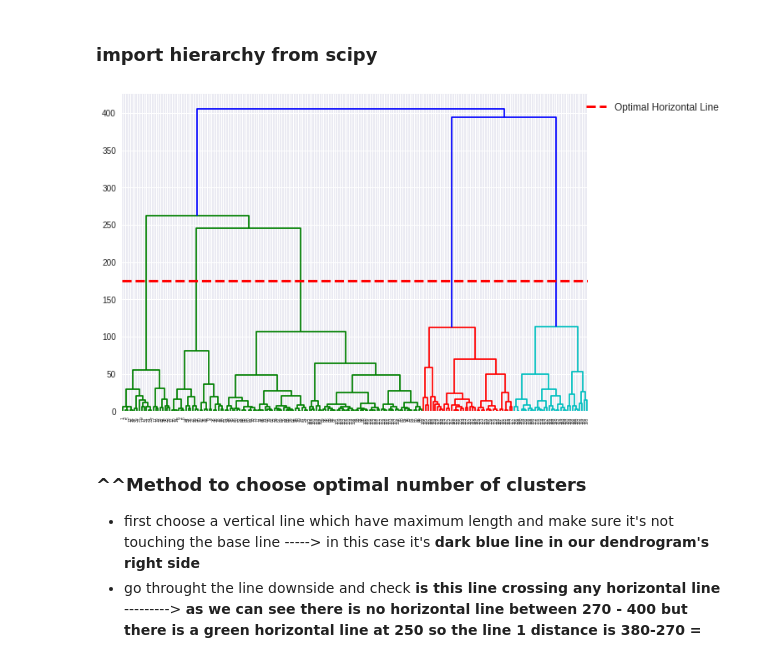
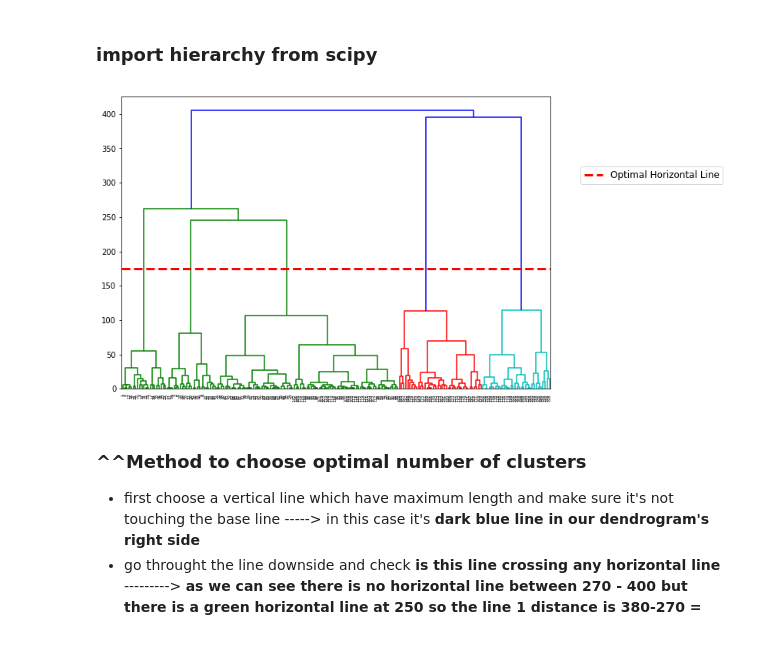
Before and after one commit to noushadkhan01/Projects, a Jupyter notebook: Machine-Learning/Clustering/Hierarchical clustering/Hierarchical_clustering_Project_on_Advertising_Data.ipynb, the cells around one changed output. Cells and saved outputs as stored; diff of their text form; code cells hidden in the pictures.

```diff
--- a/Machine-Learning/Clustering/Hierarchical clustering/Hierarchical_clustering_Project_on_Advertising_Data.ipynb
+++ b/Machine-Learning/Clustering/Hierarchical clustering/Hierarchical_clustering_Project_on_Advertising_Data.ipynb
@@ -31,17 +31,18 @@ array([[15, 39],
 # %%
 import scipy.cluster.hierarchy as sch
 import matplotlib.pyplot as plt
 import numpy as np
 %matplotlib inline
 plt.figure(figsize = (10, 7))
-dendrogram = sch.dendrogram(sch.linkage(X, method = 'ward'))
+hc = sch.linkage(X, method = 'ward')
+dendrogram = sch.dendrogram(hc)
 plt.axhline(y = 175, linewidth=3, color='r',linestyle = '--', label = 'Optimal Horizontal Line')
-plt.plot(())
+plt.plot()
 #method = ward means we are minimizing the variance between clusters, before in k-means  cluster we are minimze the WCSS**
-plt.legend(bbox_to_anchor = (1.3, 1), fontsize = 'large')
+plt.legend(loc = (1.07, .7), fontsize = 'large')
 plt.show()
 # %% [output]
-[figure, old version]
+[figure, new version]
 # %% [markdown]
 ### ^^Method to choose optimal number of clusters
 - first choose a vertical line which have maximum length and make sure it's not touching the base line -----> in this case it's **dark blue line in our dendrogram's right side**
```
Also changed, not shown: parts of 2 cells of this notebook.
